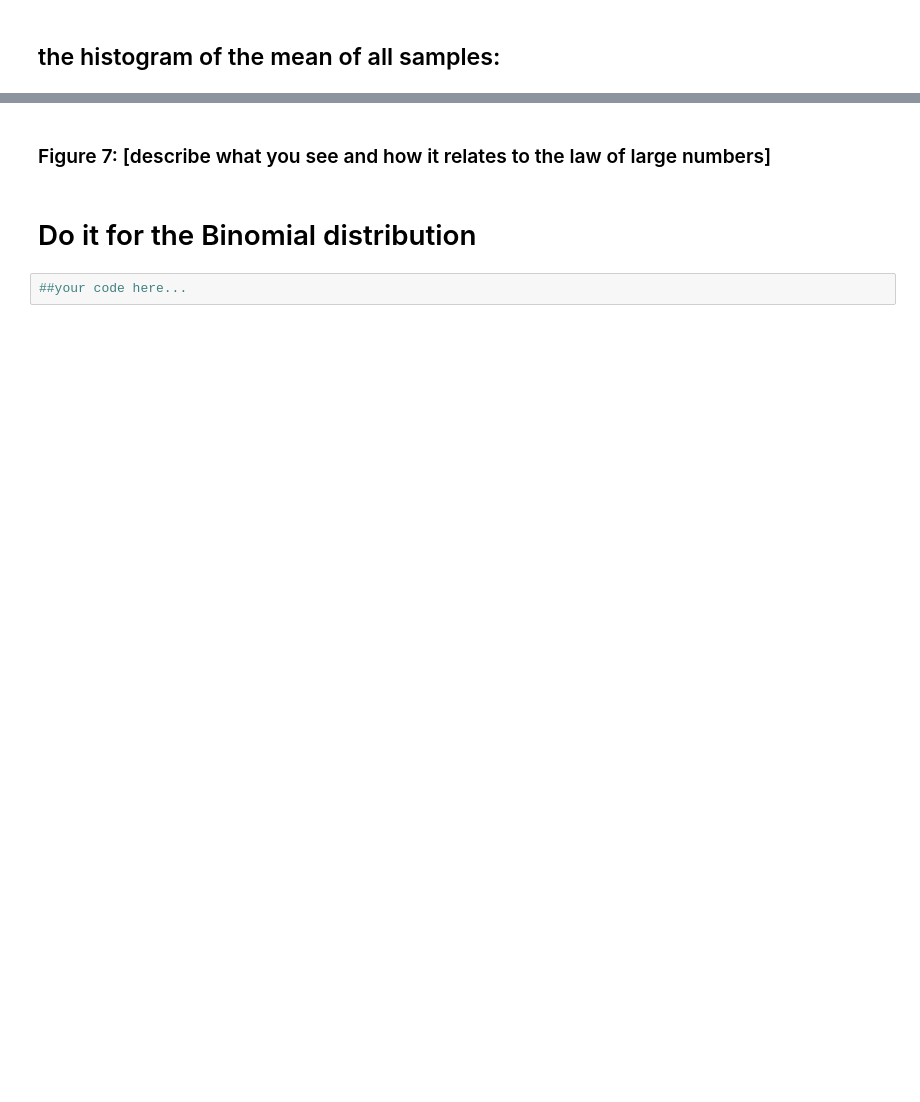
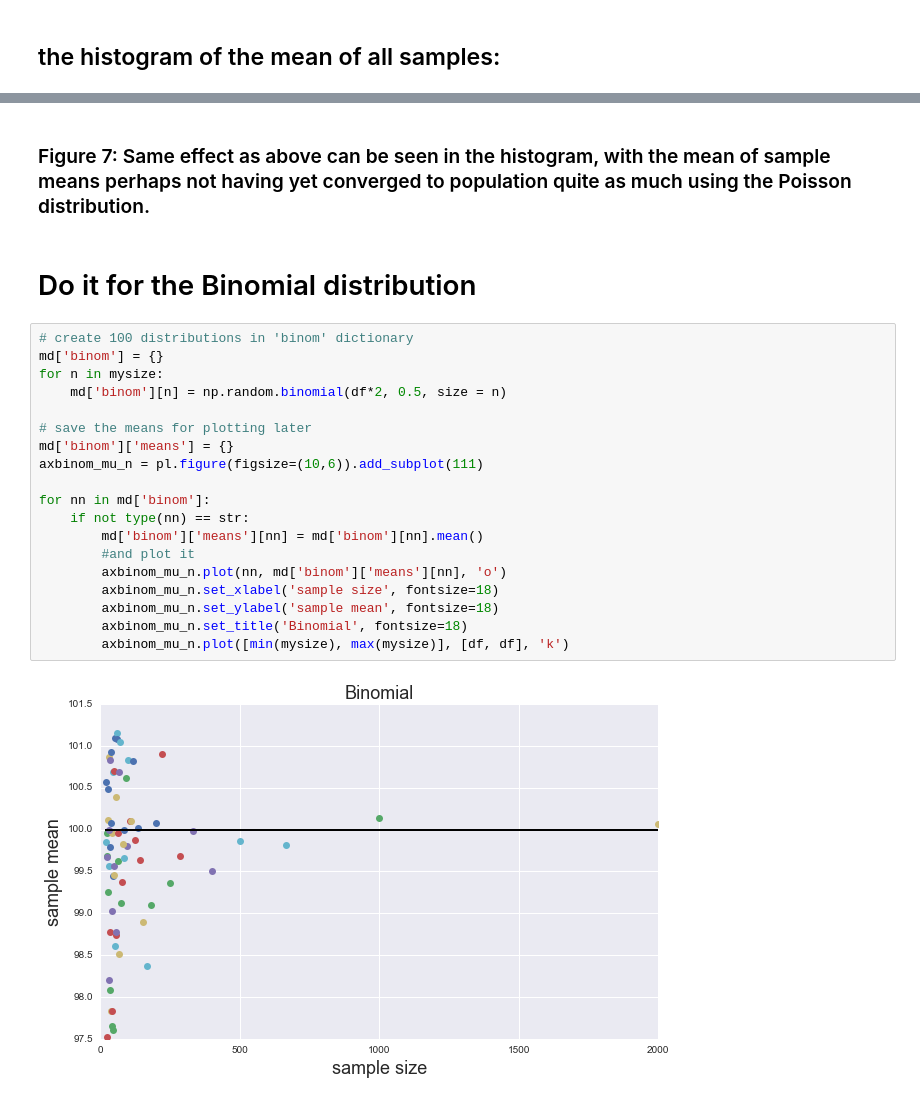
Before and after one commit to iwsstuart/PUI2016_is1480, a Jupyter notebook: HW3_is1480/Assignment1.ipynb, the cells around one changed output, grey strips where cells are left out. Saved outputs shown, nothing was run; the diff lists cells and outputs as text; blank space fills up the shorter version.

```diff
--- a/HW3_is1480/Assignment1.ipynb
+++ b/HW3_is1480/Assignment1.ipynb
@@ -229,6 +221,25 @@ pl.ylabel('N', fontsize = 14)
-# %% [markdown]
-### Figure 7: [describe what you see and how it relates to the law of large numbers]
+# %% [markdown]
+### Figure 7: Same effect as above can be seen in the histogram, with the mean of sample means perhaps not having yet converged to population quite as much using the Poisson distribution.
 # %% [markdown]
 # Do it for the Binomial distribution
-# %%
-##your code here...
+# %%
+# create 100 distributions in 'binom' dictionary
+md['binom'] = {}
+for n in mysize:
+    md['binom'][n] = np.random.binomial(df*2, 0.5, size = n)
+
+# save the means for plotting later
+md['binom']['means'] = {}
+axbinom_mu_n = pl.figure(figsize=(10,6)).add_subplot(111)
+
+for nn in md['binom']:
+    if not type(nn) == str:
+        md['binom']['means'][nn] = md['binom'][nn].mean()
+        #and plot it
+        axbinom_mu_n.plot(nn, md['binom']['means'][nn], 'o')
+        axbinom_mu_n.set_xlabel('sample size', fontsize=18)
+        axbinom_mu_n.set_ylabel('sample mean', fontsize=18)
+        axbinom_mu_n.set_title('Binomial', fontsize=18)
+        axbinom_mu_n.plot([min(mysize), max(mysize)], [df, df], 'k')
+# %% [output]
+[figure, added]
```
Also changed, not shown: parts of 30 cells of this notebook.
